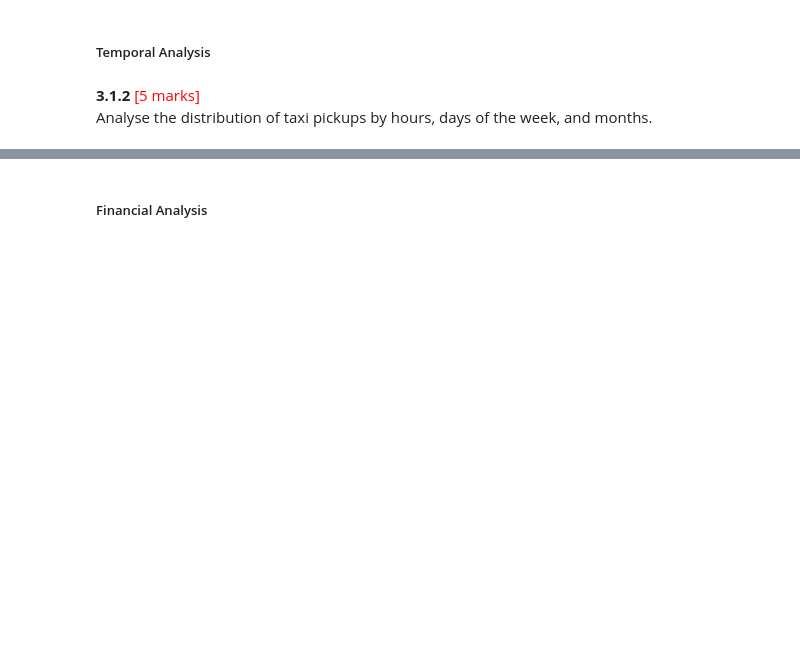
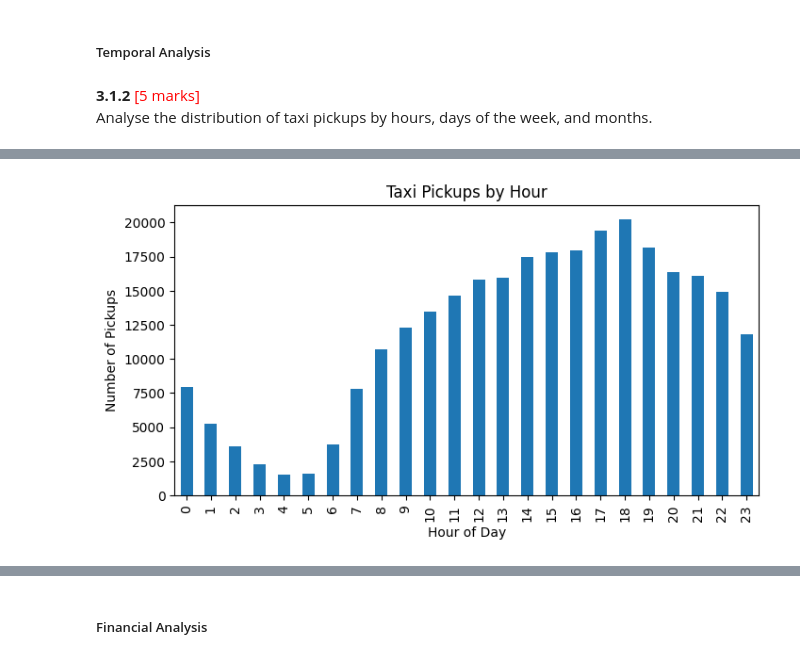
Before and after one commit to roopa1099/All_In_One, a Jupyter notebook: concept_learning/Python/EDA_Assg_NYC_Taxi_Starter_Roopa_Ravindranath.ipynb, the cells around one changed output, grey strips where cells are left out. Cells and saved outputs as stored; diff of their text form; code cells hidden in the pictures; blank space fills up the shorter version.

```diff
--- a/concept_learning/Python/EDA_Assg_NYC_Taxi_Starter_Roopa_Ravindranath.ipynb
+++ b/concept_learning/Python/EDA_Assg_NYC_Taxi_Starter_Roopa_Ravindranath.ipynb
@@ -409,0 +821,2 @@ First, let us remove 7+ passenger counts as there are very less instances.
+# %%
+df["passenger_count"] = df["passenger_count"].astype(int)
@@ -409,0 +843,3 @@ First, let us remove 7+ passenger counts as there are very less instances.
+# %%
+df["store_and_fwd_flag"] = df["store_and_fwd_flag"].map({"N":0, "Y":1})
+df.info()
@@ -409,0 +864,5 @@ First, let us remove 7+ passenger counts as there are very less instances.
+# %%
+df = df.drop(columns=["pickup_date", "pickup_hour"], errors="ignore")
+# created for sampling
+
+df.info()
@@ -450,3 +947,8 @@ The following monetary parameters belong in the same category, is it categorical
 Analyse the distribution of taxi pickups by hours, days of the week, and months.
 # %%
 # Find and show the hourly trends in taxi pickups
+df["pickup_hour"] = df["tpep_pickup_datetime"].dt.hour
+
+
+hour_counts = df["pickup_hour"].value_counts().sort_index()
+hour_counts
@@ -456,0 +973,11 @@ Analyse the distribution of taxi pickups by hours, days of the week, and months.
+# %%
+import matplotlib.pyplot as plt
+
+plt.figure(figsize=(8,4))
+hour_counts.plot(kind="bar")
+plt.title("Taxi Pickups by Hour")
+plt.xlabel("Hour of Day")
+plt.ylabel("Number of Pickups")
+plt.show()
+# %% [output]
+[figure, added]
```
Also changed, not shown: parts of 148 cells of this notebook, 18 other files.
